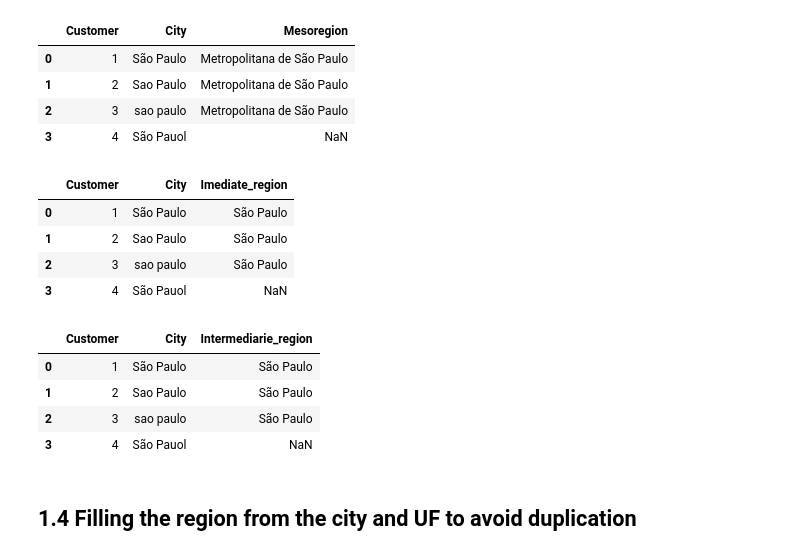
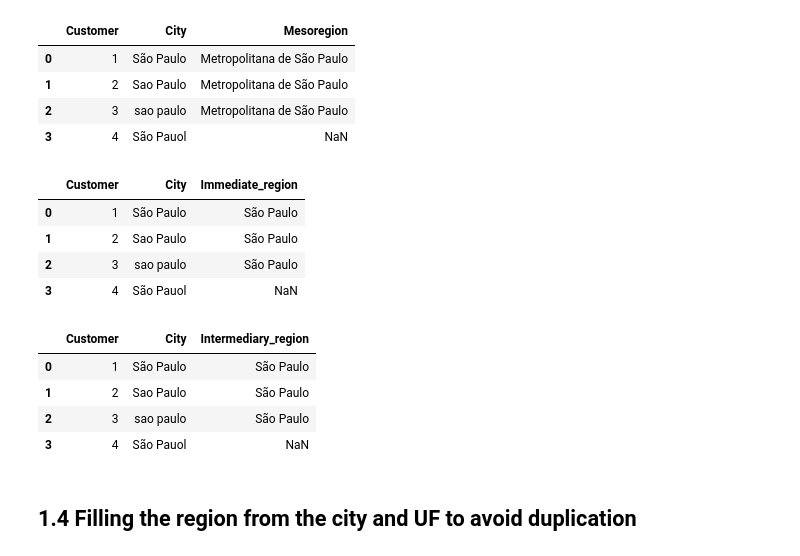
Before and after one commit to GAVB-SERVICOS/Gumly, a Jupyter notebook: exercises/geo_location.ipynb, the cells around one changed output. Saved outputs shown, nothing was run; the diff lists cells and outputs as text; code cells hidden in the pictures.

```diff
--- a/exercises/geo_location.ipynb
+++ b/exercises/geo_location.ipynb
@@ -54,19 +54,19 @@ df[['Customer','City','Mesoregion']]
 | 2 | 3 | sao paulo | Metropolitana de São Paulo |
 | 3 | 4 | São Pauol | NaN |
 # %%
-df['Imediate_region'] = geo_location.city_to_imediate_region(df, 'City')
-df[['Customer','City','Imediate_region']]
+df['Immediate_region'] = geo_location.city_to_immediate_region(df, 'City')
+df[['Customer','City','Immediate_region']]
 # %% [output]
-|  | Customer | City | Imediate_region |
+|  | Customer | City | Immediate_region |
 | 0 | 1 | São Paulo | São Paulo |
 | 1 | 2 | Sao Paulo | São Paulo |
 | 2 | 3 | sao paulo | São Paulo |
 | 3 | 4 | São Pauol | NaN |
 # %%
-df['Intermediarie_region'] = geo_location.city_to_intermediary_region(df,'City')
-df[['Customer','City','Intermediarie_region']]
+df['Intermediary_region'] = geo_location.city_to_intermediary_region(df,'City')
+df[['Customer','City','Intermediary_region']]
 # %% [output]
-|  | Customer | City | Intermediarie_region |
+|  | Customer | City | Intermediary_region |
 | 0 | 1 | São Paulo | São Paulo |
 | 1 | 2 | Sao Paulo | São Paulo |
 | 2 | 3 | sao paulo | São Paulo |
```
Also changed, not shown: parts of 11 cells of this notebook, 5 other files.
